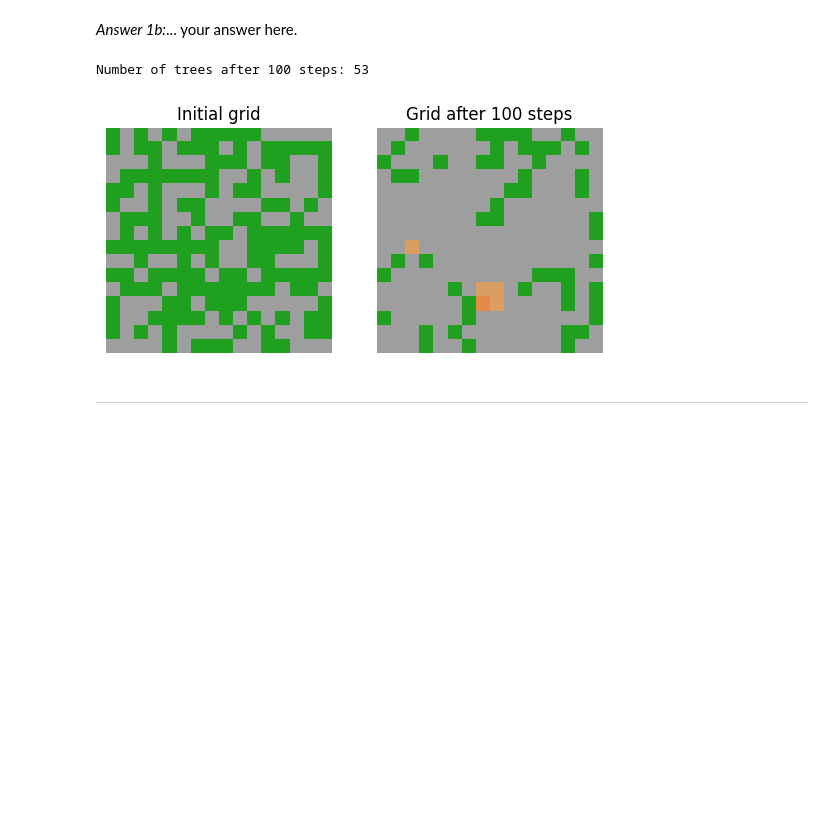
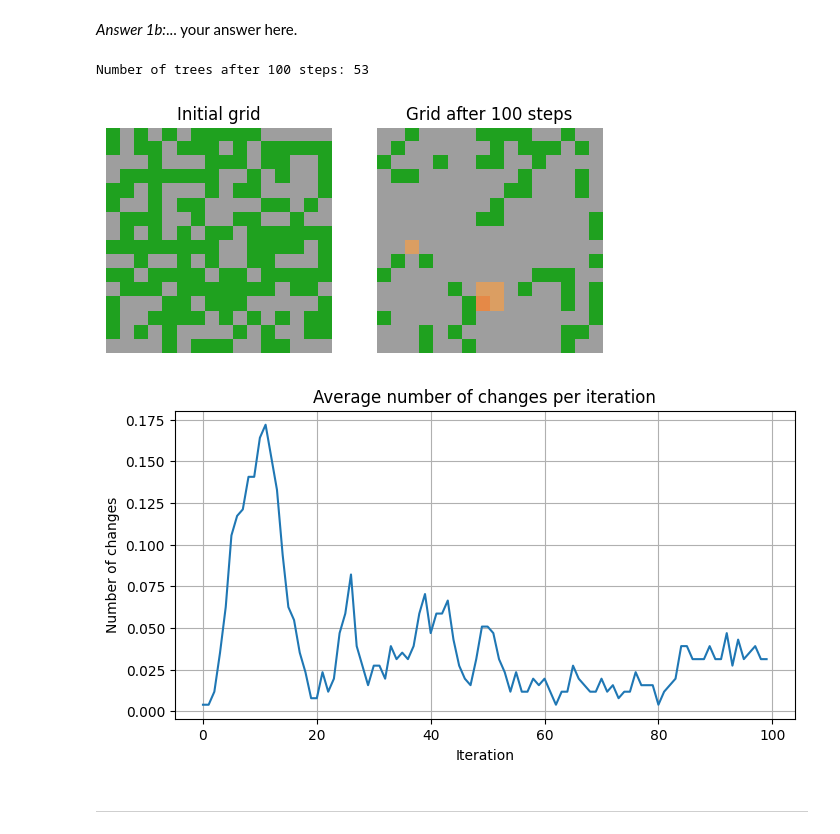
Before and after one commit to victor-pcll/Machine-learning-for-physicists, a Jupyter notebook: Homework 2/HW2_part1_of_2.ipynb, the cells around one changed output. Saved outputs shown, nothing was run; the diff lists cells and outputs as text; code cells hidden in the pictures; blank space fills up the shorter version.

```diff
--- a/Homework 2/HW2_part1_of_2.ipynb
+++ b/Homework 2/HW2_part1_of_2.ipynb
@@ -190,29 +190,42 @@ The control parameter `init_tree_density` sets this initial fraction of trees. T
 # %%
 # For the whole exercise, use these properties of the spreading process
 grid_dim = 16
 init_tree_density = .6
 lightning_prob = .01
 growth_prob=.01
 
 rng = np.random.RandomState(seed=34)
 # ... your code for 1b  here.
 
 step_number = 100
 
 grid = initialize_grid(grid_dim, init_tree_density, rng)
 
 visualize_grid(grid, plt.subplot(1, 2, 1), "Initial grid")
 
+it_change = []
+
 for _ in range(step_number):
-    grid = step(grid, growth_prob, lightning_prob, rng=rng)
+    grid_new = step(grid, growth_prob, lightning_prob, rng=rng)
+    it_change.append(np.sum(grid != grid_new)/grid_dim**2)
+    grid = grid_new
 
 visualize_grid(grid, plt.subplot(1, 2, 2), f"Grid after {step_number} steps")
 
 trees_number = np.sum(grid == TREE)
 print(f"Number of trees after {step_number} steps: {trees_number}")
+
+plt.figure(figsize=(8, 4))
+plt.plot(it_change)
+plt.title("Average number of changes per iteration")
+plt.xlabel("Iteration")
+plt.ylabel("Number of changes")
+plt.grid()
+plt.show()
 # %% [output]
 Number of trees after 100 steps: 53
 [figure]
+[figure, added]
 # %% [markdown]
 ---
 # %% [markdown]
```
Also changed, not shown: parts of 9 cells of this notebook, 1 other file.
